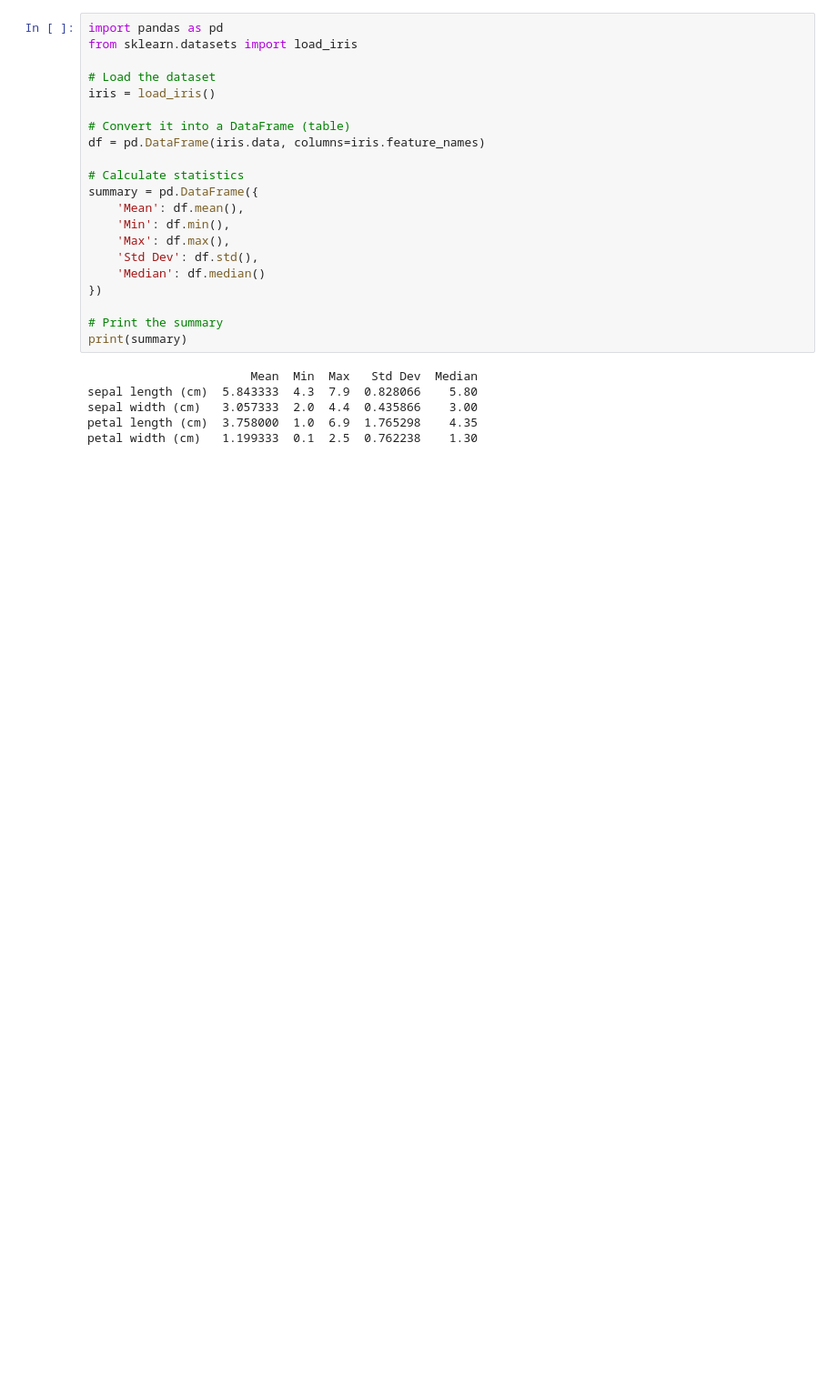
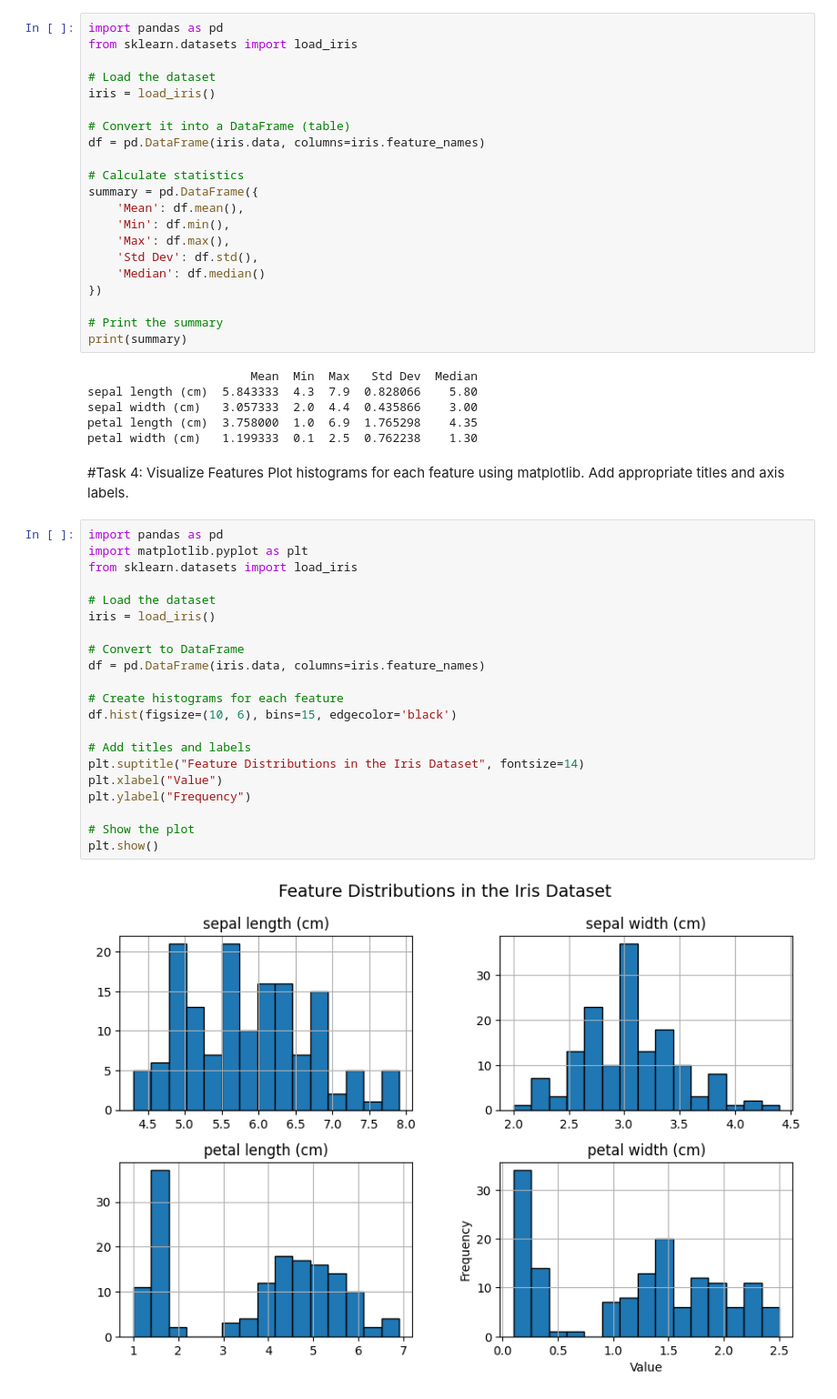
Before and after one commit to corpuschris/principles-mywork, a Jupyter notebook: tasks.ipynb, the cells around one changed output. Shown at 91% size. Drawn from its saved outputs; the diff is of its cells as text; blank space fills up the shorter version.

Commit message:
task 4

```diff
--- a/tasks.ipynb
+++ b/tasks.ipynb
@@ -123,3 +123,30 @@ sepal length (cm)  5.843333  4.3  7.9  0.828066    5.80
 sepal width (cm)   3.057333  2.0  4.4  0.435866    3.00
 petal length (cm)  3.758000  1.0  6.9  1.765298    4.35
 petal width (cm)   1.199333  0.1  2.5  0.762238    1.30
+# %% [markdown]
+#Task 4: Visualize Features
+Plot histograms for each feature using matplotlib.
+Add appropriate titles and axis labels.
+# %%
+import pandas as pd
+import matplotlib.pyplot as plt
+from sklearn.datasets import load_iris
+
+# Load the dataset
+iris = load_iris()
+
+# Convert to DataFrame
+df = pd.DataFrame(iris.data, columns=iris.feature_names)
+
+# Create histograms for each feature
+df.hist(figsize=(10, 6), bins=15, edgecolor='black')
+
+# Add titles and labels
+plt.suptitle("Feature Distributions in the Iris Dataset", fontsize=14)
+plt.xlabel("Value")
+plt.ylabel("Frequency")
+
+# Show the plot
+plt.show()
+# %% [output]
+[figure, added]
```
Also changed, not shown: parts of 3 cells of this notebook.
